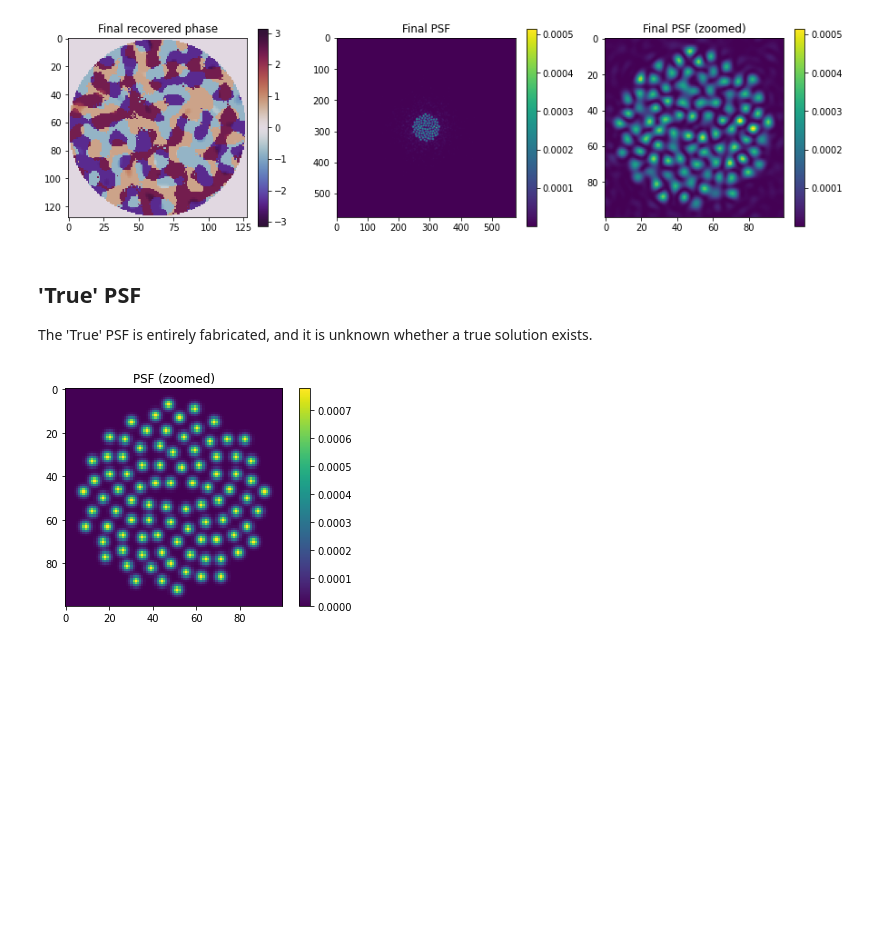
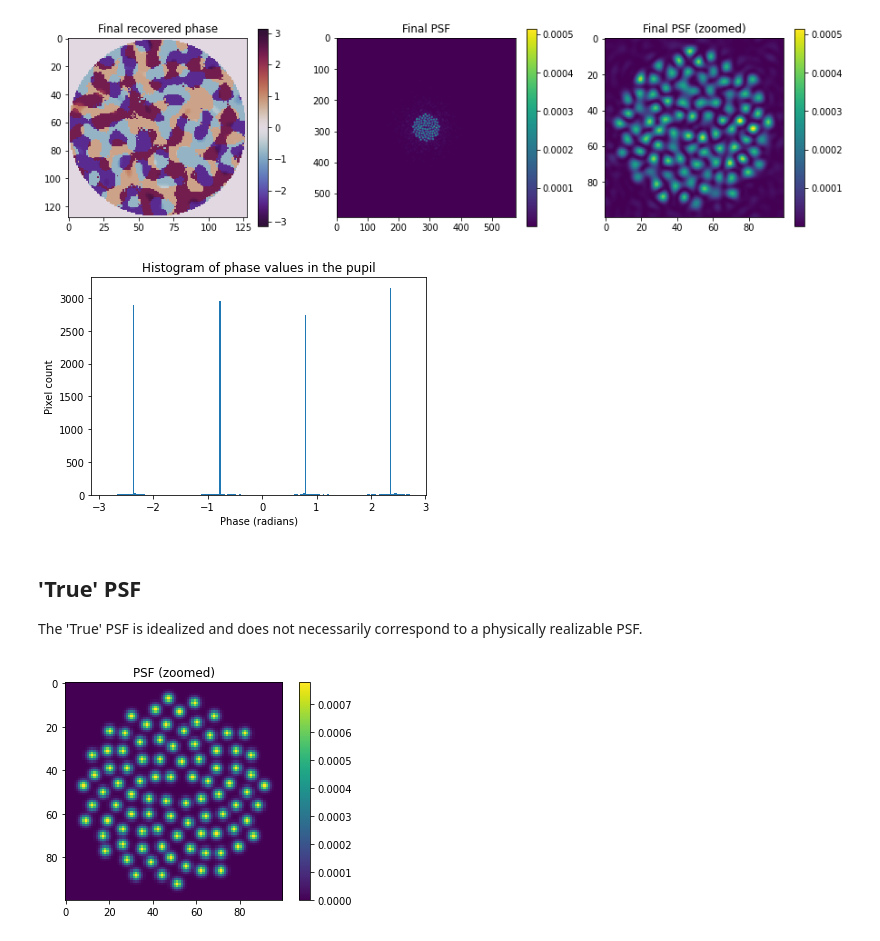
Before and after one commit to alipwong/phase_retrieval_and_design, a Jupyter notebook: phase_retrieval/constraint/phase_constraint.ipynb, the cells around one changed output. Drawn from its saved outputs; the diff is of its cells as text; code cells hidden in the pictures; blank space fills up the shorter version.

```diff
--- a/phase_retrieval/constraint/phase_constraint.ipynb
+++ b/phase_retrieval/constraint/phase_constraint.ipynb
@@ -195,9 +195,19 @@ plt.subplot(1, 3, 3); plt.imshow(zoomed_psf); plt.colorbar(); plt.title('Final P
 plt.show()
 # %% [output]
 [figure]
+# %%
+support = np.abs(pupil).astype('bool')
+pixels = final_pupil[support].flatten()
+
+plt.hist(pixels, bins = 200)
+plt.xlabel('Phase (radians)'); plt.ylabel('Pixel count')
+plt.title('Histogram of phase values in the pupil')
+plt.show()
+# %% [output]
+[figure, added]
 # %% [markdown]
 ## 'True' PSF
-The 'True' PSF is entirely fabricated, and it is unknown whether a true solution exists.
+The 'True' PSF is idealized and does not necessarily correspond to a physically realizable PSF.
 # %%
 c = true_psf.shape[0]//2; s = 50
 zoomed_psf = true_psf[c-s:c+s, c-s:c+s]
```
Also changed, not shown: 6 other files.
